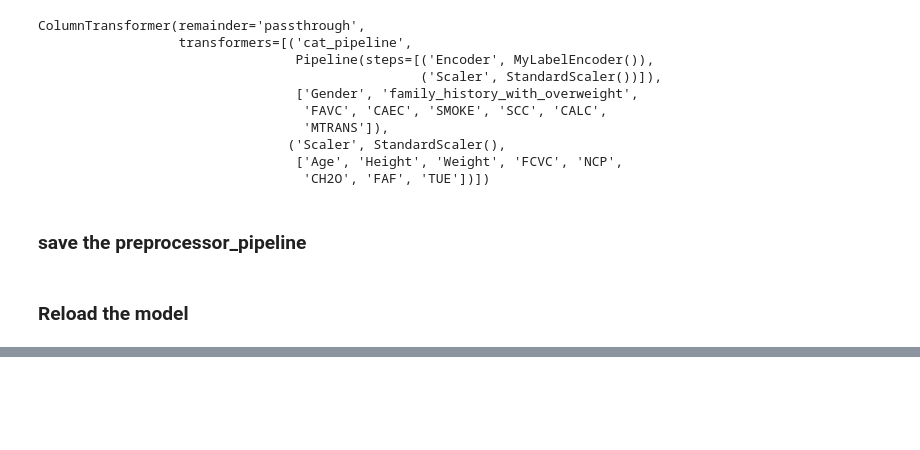
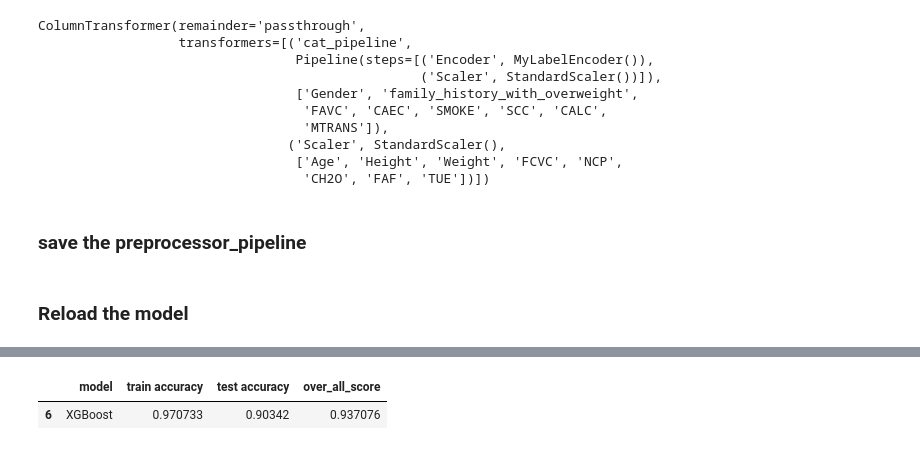
Before and after one commit to Namachivayam2001/Medication-Remainder, a Jupyter notebook: features-ML/playground-series-s4e2 (Obisity_pridiction)/obisity_prediction.ipynb, the cells around one changed output, grey strips where cells are left out. Saved outputs shown, nothing was run; the diff lists cells and outputs as text; code cells hidden in the pictures; blank space fills up the shorter version.

```diff
--- a/features-ML/playground-series-s4e2 (Obisity_pridiction)/obisity_prediction.ipynb
+++ b/features-ML/playground-series-s4e2 (Obisity_pridiction)/obisity_prediction.ipynb
@@ -456,0 +493,8 @@ Please also refer to the documentation for alternative solver options:
+# %%
+
+above_nine = dff[(dff['train accuracy'] > 0.9) & (dff['test accuracy'] > 0.9)]
+best_model_record = above_nine[above_nine['over_all_score'] == above_nine['over_all_score'].max()]
+best_model_record
+# %% [output]
+|  | model | train accuracy | test accuracy | over_all_score |
+| 6 | XGBoost | 0.970733 | 0.90342 | 0.937076 |
```
Also changed, not shown: parts of 11 cells of this notebook, 11 other files.
